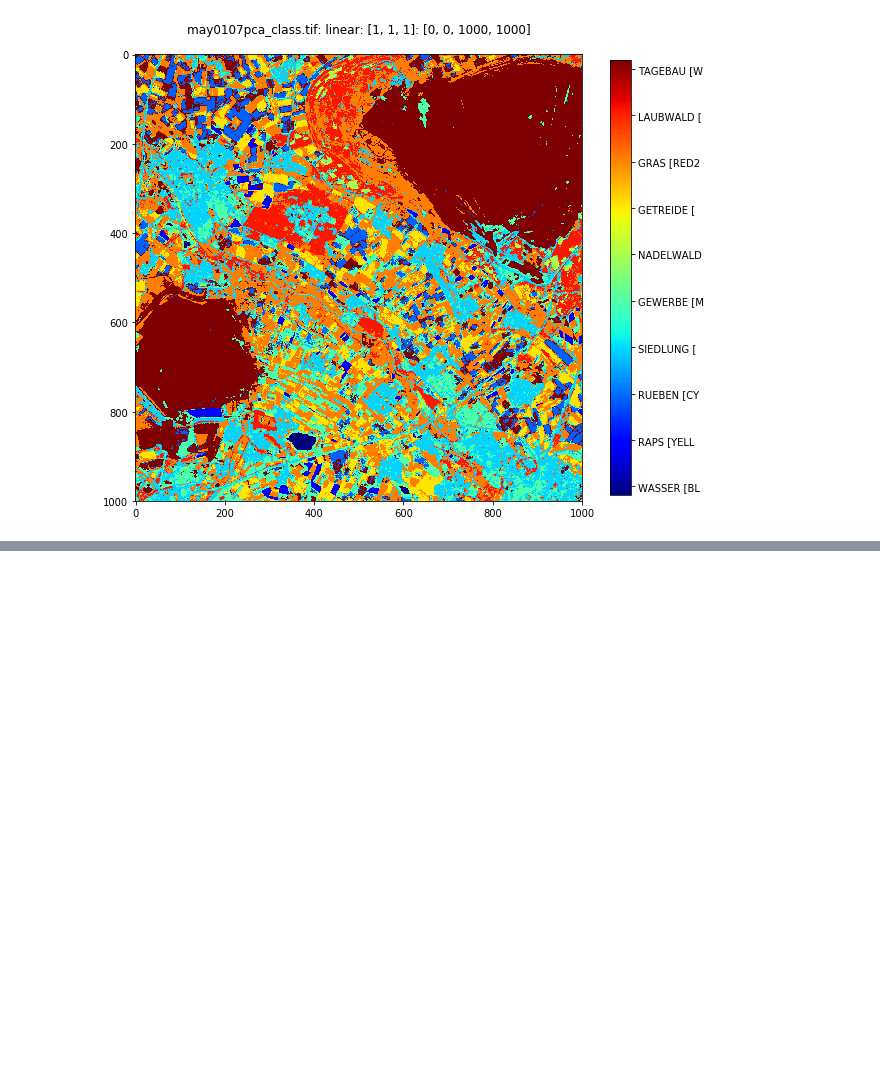
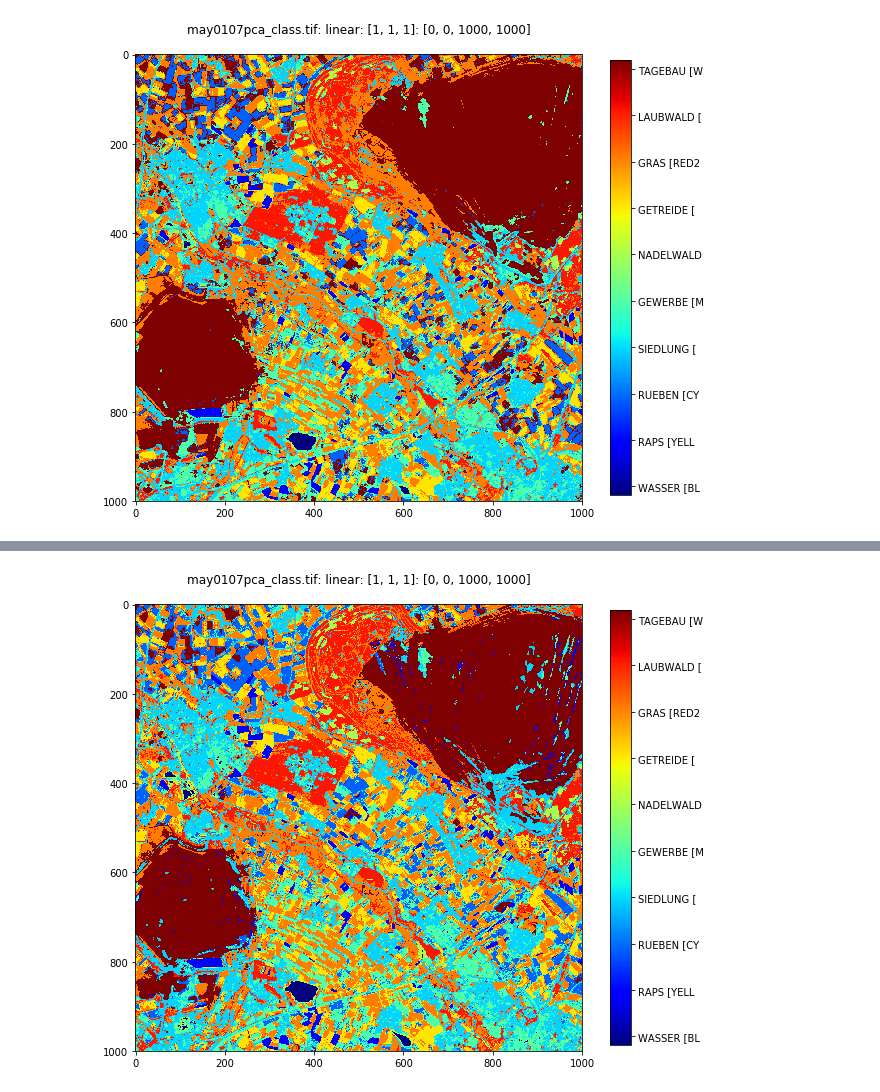
Before and after one commit to mortcanty/CRC4Docker, a Jupyter notebook: src/Chapter6.ipynb, the cells around one changed output, grey strips where cells are left out. Cells and saved outputs as stored; diff of their text form; code cells hidden in the pictures; blank space fills up the shorter version.

```diff
--- a/src/Chapter6.ipynb
+++ b/src/Chapter6.ipynb
@@ -120,0 +137,5 @@ run scripts/dispms -f imagery/may0107pca_class.tif -c \
+# %%
+run scripts/dispms -f imagery/may0107pca_class.tif -c \
+-r "['WASSER [BL', 'RAPS [YELL', 'RUEBEN [CY', 'SIEDLUNG [', 'GEWERBE [M', 'NADELWALD', 'GETREIDE [', 'GRAS [RED2', 'LAUBWALD [', 'TAGEBAU [W']"
+# %% [output]
+[figure, added]
```
Also changed, not shown: parts of 4 cells of this notebook, 6 other files.
